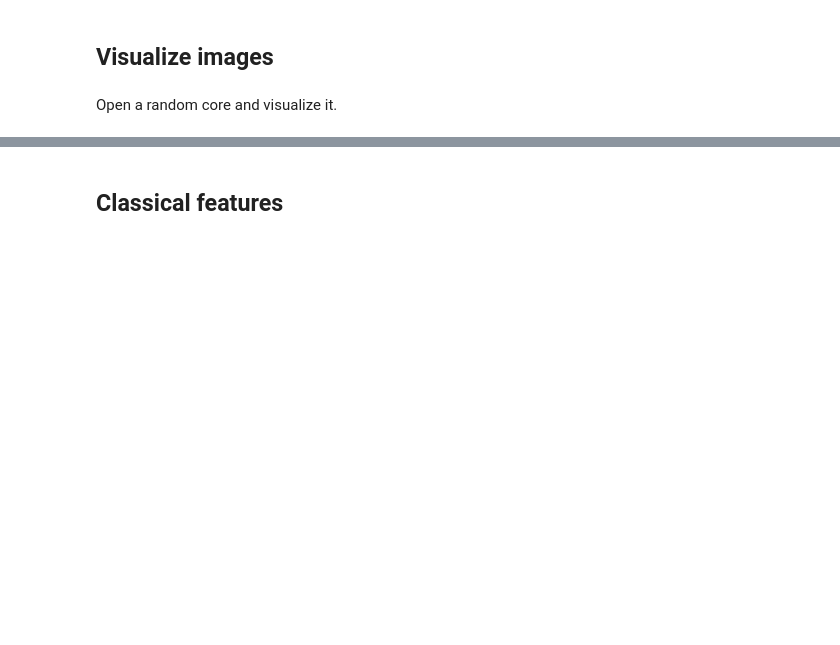
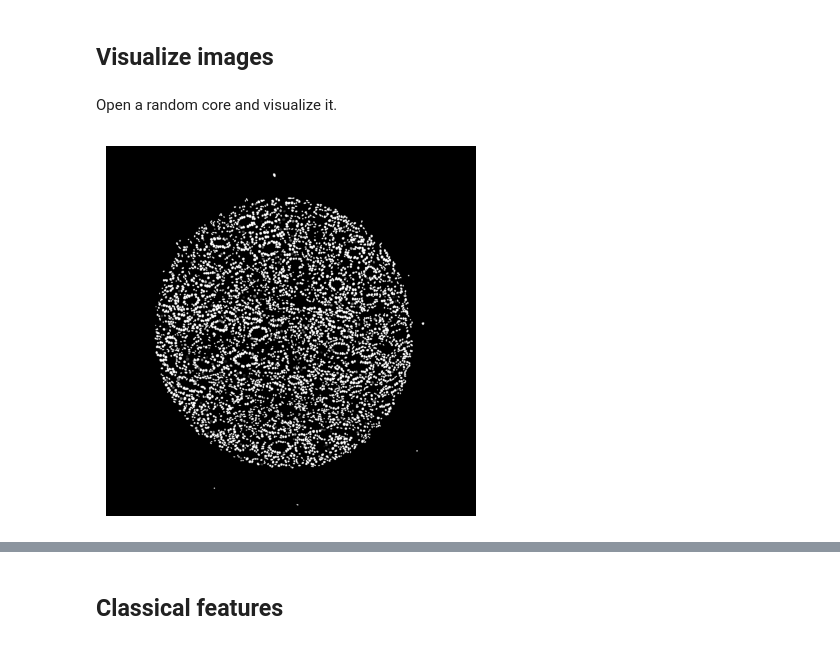
Before and after one commit to fuhrwerk/cytodata-hackathon-2023, a Jupyter notebook: notebook/CytoData2023_hackathon.ipynb, the cells around one changed output, grey strips where cells are left out. Saved outputs shown, nothing was run; the diff lists cells and outputs as text; code cells hidden in the pictures; blank space fills up the shorter version.

```diff
--- a/notebook/CytoData2023_hackathon.ipynb
+++ b/notebook/CytoData2023_hackathon.ipynb
@@ -118,6 +169,19 @@ idx = df_metadata_train.sample(n=1).index[0]
 imgpaths = img_path.glob(df_metadata_train.loc[idx,'Slide']+'*roi{:03d}*'.format(df_metadata_train.loc[idx,'ROI number']))
 imgpaths = [x for x in imgpaths]
 imgpaths.sort()
+# %%
+import matplotlib.pyplot as plt
+from PIL import Image
+
+# Load the TIFF image using PIL (Pillow)
+segm = Image.open('/scratch/project_2008672/matolonen/CytoData2023Hackathon/cytodata-hackathon-2023/images/stardist_seg_results_downsized/TMA-09_1_DAPI_roi119_stardist_2D_versatile_fluo.tif')
+
+# Display the image using Matplotlib
+plt.imshow(segm)
+plt.axis('off')  # Turn off axis labels
+plt.show()
+# %% [output]
+[figure, added]
 # %%
 # There should be 6 images to view
 rows = 2
```
Also changed, not shown: parts of 14 cells of this notebook.
